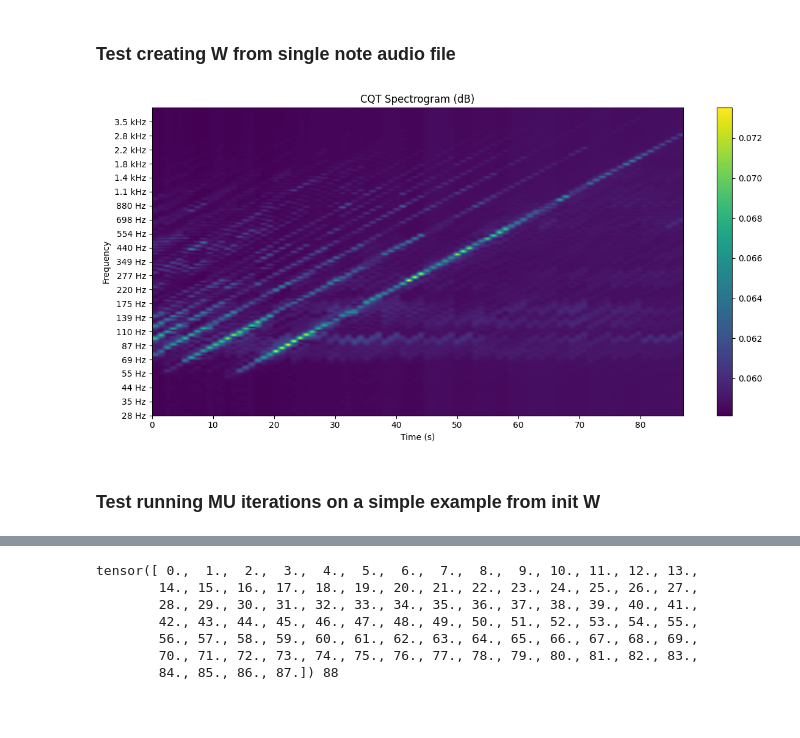
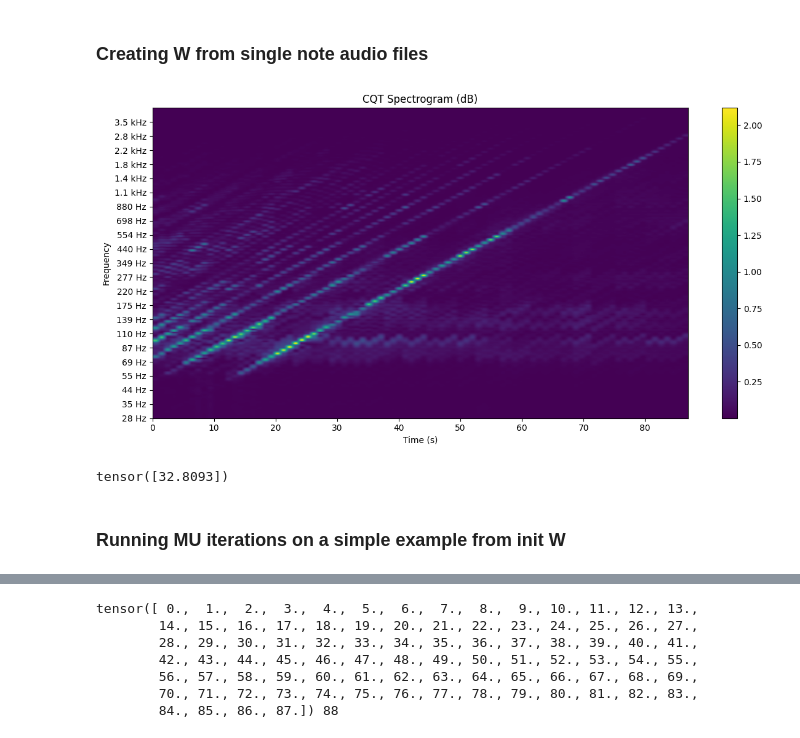
Before and after one commit to edabier/Unrolled-NMF, a Jupyter notebook: testings-notebook.ipynb, the cells around one changed output, grey strips where cells are left out. Cells and saved outputs as stored; diff of their text form; code cells hidden in the pictures; blank space fills up the shorter version.

Commit message:
MIDI and NMF tests

```diff
--- a/testings-notebook.ipynb
+++ b/testings-notebook.ipynb
@@ -28,2 +18,2 @@ single_note = "test-data/single-notes"
 # %% [markdown]
-### Test creating W from single note audio file
+### Creating W from single note audio files
@@ -30,7 +22,19 @@ single_note = "test-data/single-notes"
 # %%
-W, freqs = init.init_W(single_note)
-# W = spec.max_columns(W)
+W, freqs, sample_rate, freqs_true = init.init_W(single_note, avg_size=30)
+W_max = spec.max_columns(W)
 # %%
-spec.vis_cqt_spectrogram(W, np.arange(W.shape[1]), freqs, 0, W.shape[1])
+spec.vis_cqt_spectrogram(W, np.arange(W.shape[1]), freqs_true, 0, W.shape[1])
 # %% [output]
-[figure, old version]
+[figure, new version]
+# %%
+y, sr = torchaudio.load("test-data/single-notes/C1.wav")
+
+# spec_cqt = np.abs(librosa.stft(y.numpy(), hop_length=512))
+y = y.numpy()
+stft = np.abs(librosa.stft(np.mean(y, axis=0), n_fft=1024, hop_length=512))
+f0 = torchyin.estimate(y, sr, pitch_max=5000)
+f = f0[0, init.first_non_zero(f0[0])]
+f
+# librosa.display.specshow(W[:,:].numpy(), y_axis='cqt_hz', fmin=librosa.note_to_hz('A0'), sr=sample_rate, bins_per_octave=36, hop_length=128)
+# %% [output]
+tensor([32.8093])
@@ -37,5 +52,5 @@ spec.vis_cqt_spectrogram(W, np.arange(W.shape[1]), freqs, 0, W.shape[1])
 # %% [markdown]
-### Test running MU iterations on a simple example from init W
+### Running MU iterations on a simple example from init W
 # %%
 waveform_test, sample_rate_test = torchaudio.load("dataset/audios/test-midi-transcription.wav")
 cqt_test, times_test, freq_test = spec.cqt_spec(waveform_test, sample_rate_test, 256)
```
Also changed, not shown: parts of 22 cells of this notebook, 5 other files.
